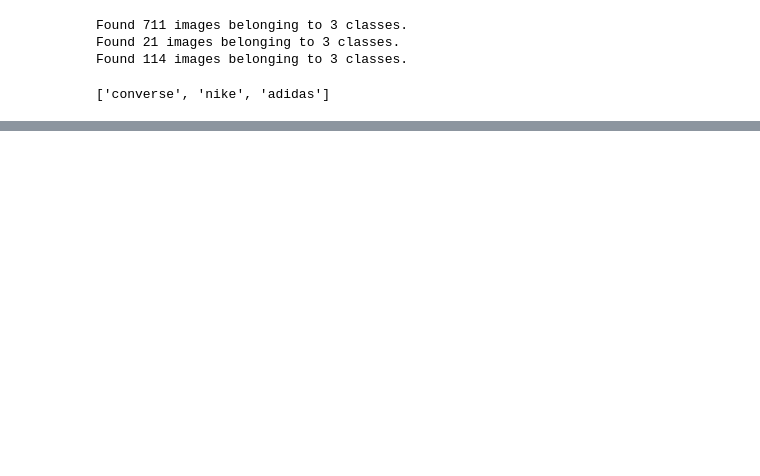
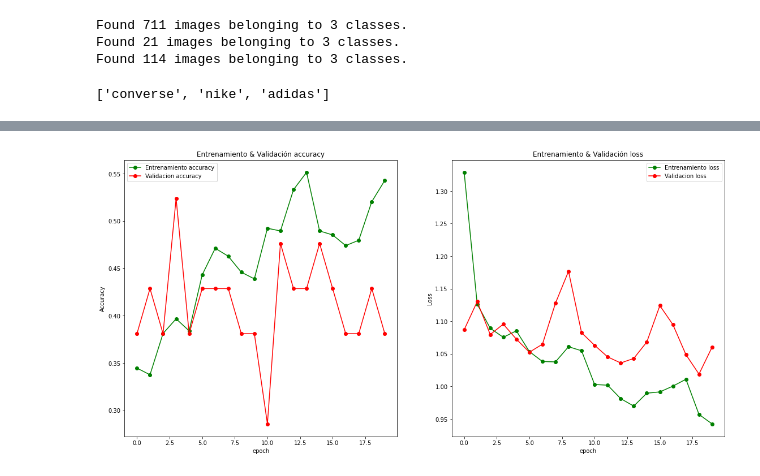
Before and after one commit to Alejandro865/Kaggle_1, a Jupyter notebook: ejercicio-walk.ipynb, the cells around one changed output, grey strips where cells are left out. Saved outputs shown, nothing was run; the diff lists cells and outputs as text; code cells hidden in the pictures; blank space fills up the shorter version.

```diff
--- a/ejercicio-walk.ipynb
+++ b/ejercicio-walk.ipynb
@@ -87,0 +90,7 @@ plotImages(sample_training_images[:5])
+# %%
+model_base = tf.keras.models.Sequential([
+                                        tf.keras.layers.Flatten(input_shape = (28,28,1)),# Entrada imagenes de 28x28x1 Flatten: Convierte la matriz en un array
+                                        tf.keras.layers.Dense(256, activation = "relu"), #
+                                        tf.keras.layers.Dense(128, activation = "relu"), #
+                                        tf.keras.layers.Dense(len(classes), activation = "softmax") # softmax define la probabilidad de que la prediccion corresponda a una clase
+])
@@ -87,0 +118,8 @@ plotImages(sample_training_images[:5])
+# %%
+# Se entrena el modelo:
+model_base.compile(optimizer = "adam", loss = "categorical_crossentropy", metrics = ["accuracy"])
+history = model_base.fit(
+    train_generator,
+    epochs = 20,
+    validation_data = validation_generator
+)
@@ -87,0 +150,30 @@ plotImages(sample_training_images[:5])
+# %%
+# Crear una funcion de visualización de resultados
+def visualizacion_resultados(history):
+  epochs = [i for i in range(20)]
+  fig, ax = plt.subplots(1,2)
+  train_acc = history.history["accuracy"]
+  train_loss = history.history["loss"]
+  val_acc = history.history["val_accuracy"]
+  val_loss = history.history["val_loss"]
+  fig.set_size_inches(19,9)
+
+  ax[0].plot(epochs, train_acc, "go-", label = "Entrenamiento accuracy")
+  ax[0].plot(epochs, val_acc, "ro-", label = "Validacion accuracy")
+  ax[0].set_title("Entrenamiento & Validación accuracy")
+  ax[0].legend()
+  ax[0].set_xlabel("epoch")
+  ax[0].set_ylabel("Accuracy")
+
+  ax[1].plot(epochs, train_loss, "go-", label = "Entrenamiento loss")
+  ax[1].plot(epochs, val_loss, "ro-", label = "Validacion loss")
+  ax[1].set_title("Entrenamiento & Validación loss")
+  ax[1].legend()
+  ax[1].set_xlabel("epoch")
+  ax[1].set_ylabel("Loss")
+
+  plt.show()
+# %%
+visualizacion_resultados(history)
+# %% [output]
+[figure, added]
```
Also changed, not shown: parts of 6 cells of this notebook.
